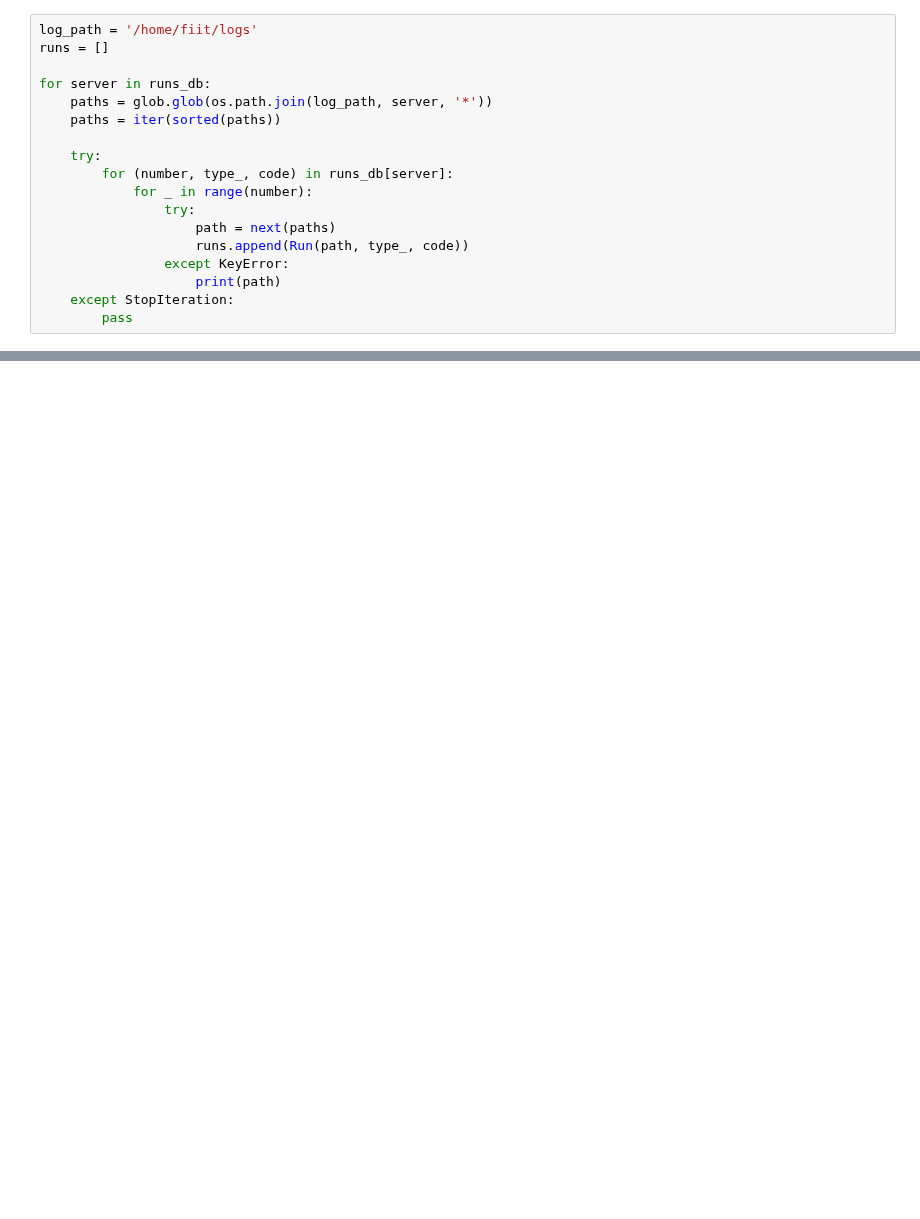
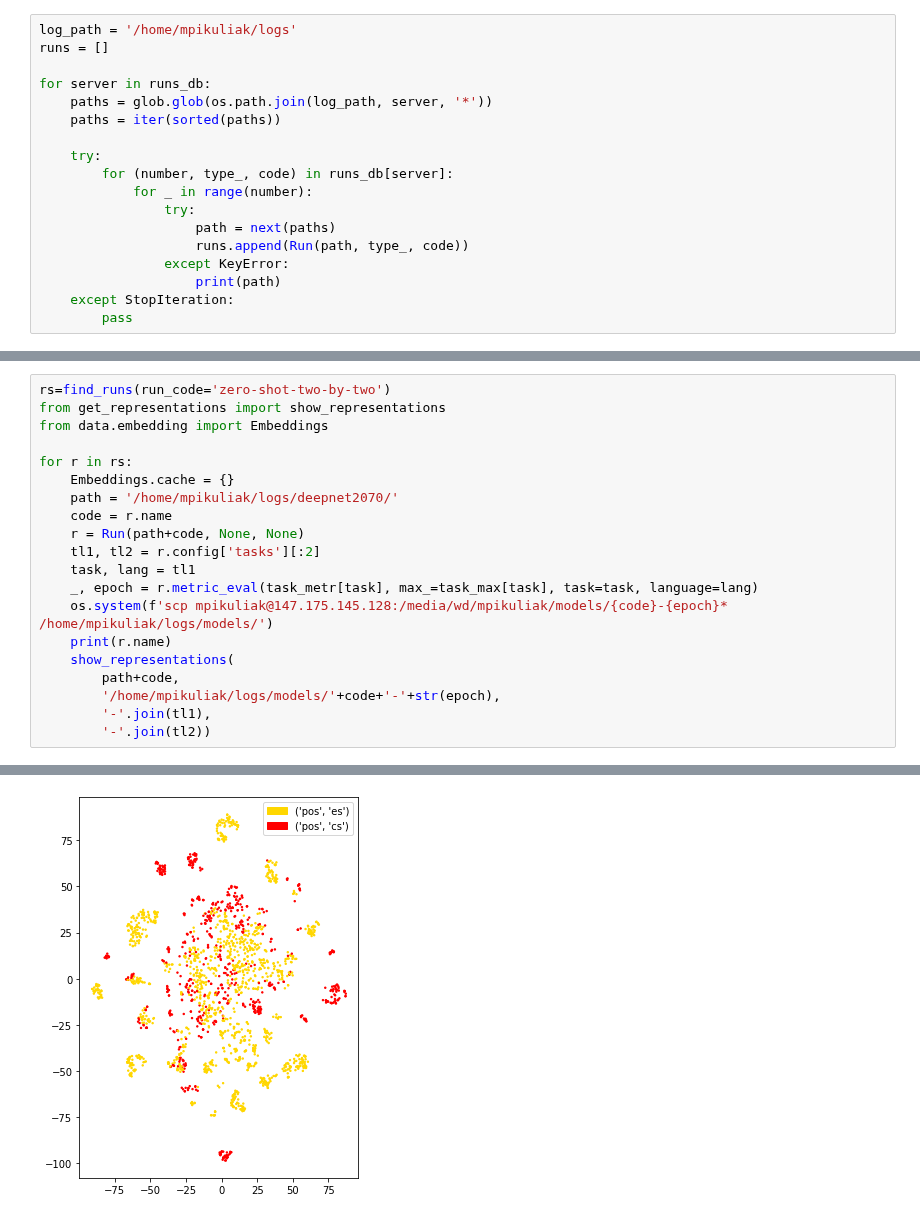
Before and after one commit to matus-pikuliak/crosslingual-parameter-sharing, a Jupyter notebook: results/notebook.ipynb, the cells around one changed output, grey strips where cells are left out. Drawn from its saved outputs; the diff is of its cells as text; blank space fills up the shorter version.

```diff
--- a/results/notebook.ipynb
+++ b/results/notebook.ipynb
@@ -18,5 +17,5 @@ from runs_db import db as runs_db
 # %%
-log_path = '/home/fiit/logs'
+log_path = '/home/mpikuliak/logs'
 runs = []
 
 for server in runs_db:
@@ -123,3 +125,24 @@ def print_results(runs, tasks, langs, metric_func=None, metric_max_func=None, fo
                 output.append((res, epoch, run))
 
     return output
+# %%
+rs=find_runs(run_code='zero-shot-two-by-two')
+from get_representations import show_representations
+from data.embedding import Embeddings
+
+for r in rs:
+    Embeddings.cache = {}
+    path = '/home/mpikuliak/logs/deepnet2070/'
+    code = r.name
+    r = Run(path+code, None, None)
+    tl1, tl2 = r.config['tasks'][:2]
+    task, lang = tl1
+    _, epoch = r.metric_eval(task_metr[task], max_=task_max[task], task=task, language=lang)
+    os.system(f'scp mpikuliak@147.175.145.128:/media/wd/mpikuliak/models/{code}-{epoch}*  /home/mpikuliak/logs/models/')
+    print(r.name)
+    show_representations(
+        path+code,
+        '/home/mpikuliak/logs/models/'+code+'-'+str(epoch),
+        '-'.join(tl1),
+        '-'.join(tl2))
+# %% [output]
@@ -125,0 +166 @@ def print_results(runs, tasks, langs, metric_func=None, metric_max_func=None, fo
+[figure, added]
```
Also changed, not shown: parts of 6 cells of this notebook, 2 other files.
